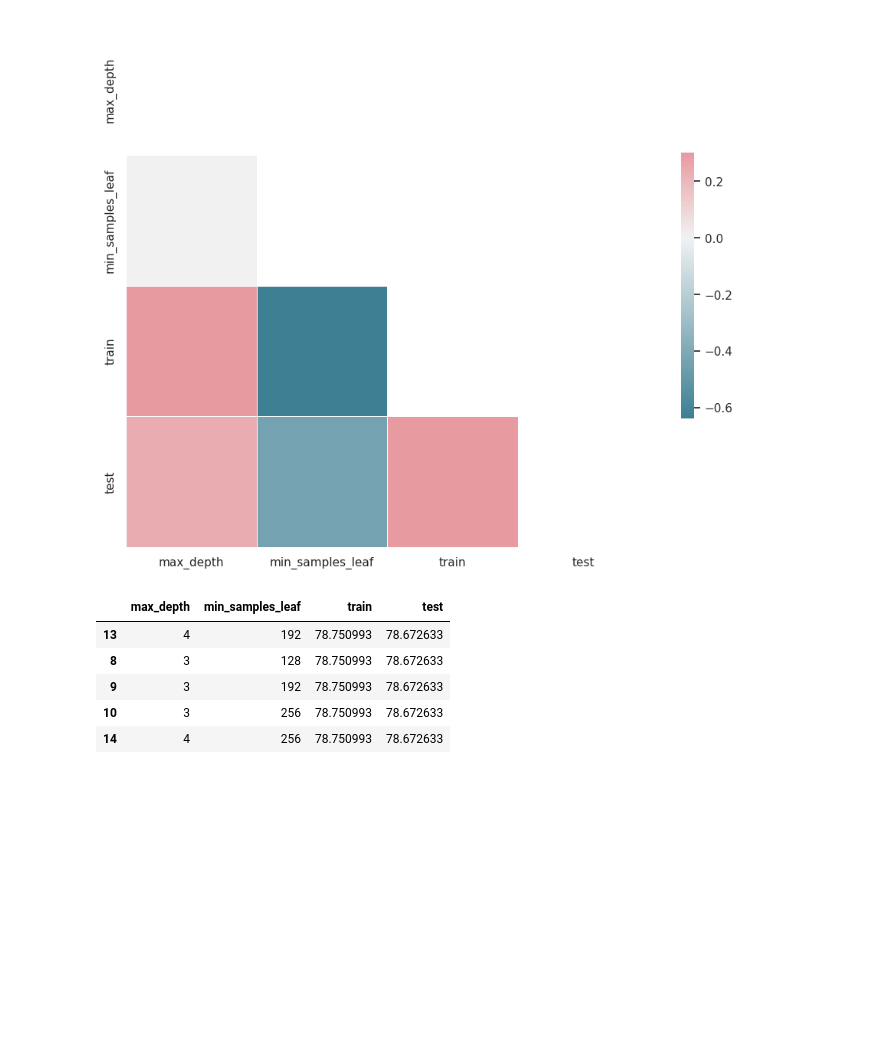
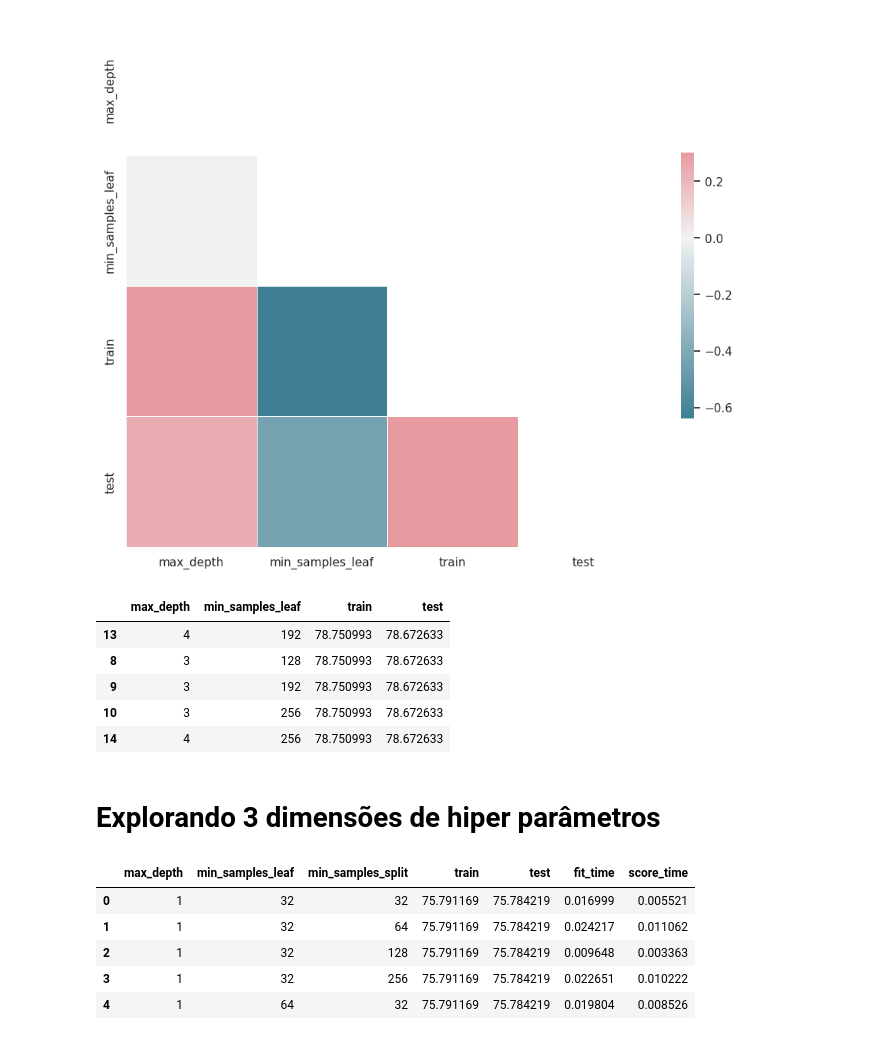
Before and after one commit to mateusopaiva/machine-learning-otimizacao, a Jupyter notebook: Machine_Learning_otimização_de_modelos_através_de_hiperparâmetros.ipynb, the cells around one changed output. Drawn from its saved outputs; the diff is of its cells as text; code cells hidden in the pictures; blank space fills up the shorter version.

Commit message:
Trabalhando com 3 ou mais dimensões

```diff
--- a/Machine_Learning_otimização_de_modelos_através_de_hiperparâmetros.ipynb
+++ b/Machine_Learning_otimização_de_modelos_através_de_hiperparâmetros.ipynb
@@ -441,3 +441,39 @@ resultados.sort_values("test", ascending=False).head()
 | 9 | 3 | 192 | 78.750993 | 78.672633 |
 | 10 | 3 | 256 | 78.750993 | 78.672633 |
 | 14 | 4 | 256 | 78.750993 | 78.672633 |
+# %% [markdown]
+# Explorando 3 dimensões de hiper parâmetros
+# %%
+def roda_arvore_de_decisao(max_depth, min_samples_leaf, min_samples_split):
+  SEED = 301
+  np.random.seed(SEED)
+
+  cv = GroupKFold(n_splits = 10)
+  modelo = DecisionTreeClassifier(max_depth=max_depth, min_samples_leaf = min_samples_leaf, min_samples_split = min_samples_split)
+  results = cross_validate(modelo, x_azar, y_azar, cv = cv, groups = dados.modelo, return_train_score=True)
+  fit_time = results['fit_time'].mean()
+  score_time = results['score_time'].mean()
+  train_score = results['train_score'].mean() * 100
+  test_score = results['test_score'].mean() * 100
+  tabela = [max_depth, min_samples_leaf, min_samples_split, train_score, test_score, fit_time, score_time]
+  return tabela
+
+def busca():
+  resultados = []
+  for max_depth in range(1,33):
+    for min_samples_leaf in [32, 64, 128, 256]:
+      for min_samples_split in [32, 64, 128, 256]:
+        tabela = roda_arvore_de_decisao(max_depth, min_samples_leaf, min_samples_split)
+        resultados.append(tabela)
+  resultados = pd.DataFrame(resultados, columns= ["max_depth","min_samples_leaf","min_samples_split","train","test", "fit_time", "score_time"])
+  return resultados
+
+resultados = busca()
+resultados.head()
+# %% [output]
+|  | max_depth | min_samples_leaf | min_samples_split | train | test | fit_time | score_time |
+| 0 | 1 | 32 | 32 | 75.791169 | 75.784219 | 0.016999 | 0.005521 |
+| 1 | 1 | 32 | 64 | 75.791169 | 75.784219 | 0.024217 | 0.011062 |
+| 2 | 1 | 32 | 128 | 75.791169 | 75.784219 | 0.009648 | 0.003363 |
+| 3 | 1 | 32 | 256 | 75.791169 | 75.784219 | 0.022651 | 0.010222 |
+| 4 | 1 | 64 | 32 | 75.791169 | 75.784219 | 0.019804 | 0.008526 |
```
Also changed, not shown: parts of 8 cells of this notebook.
